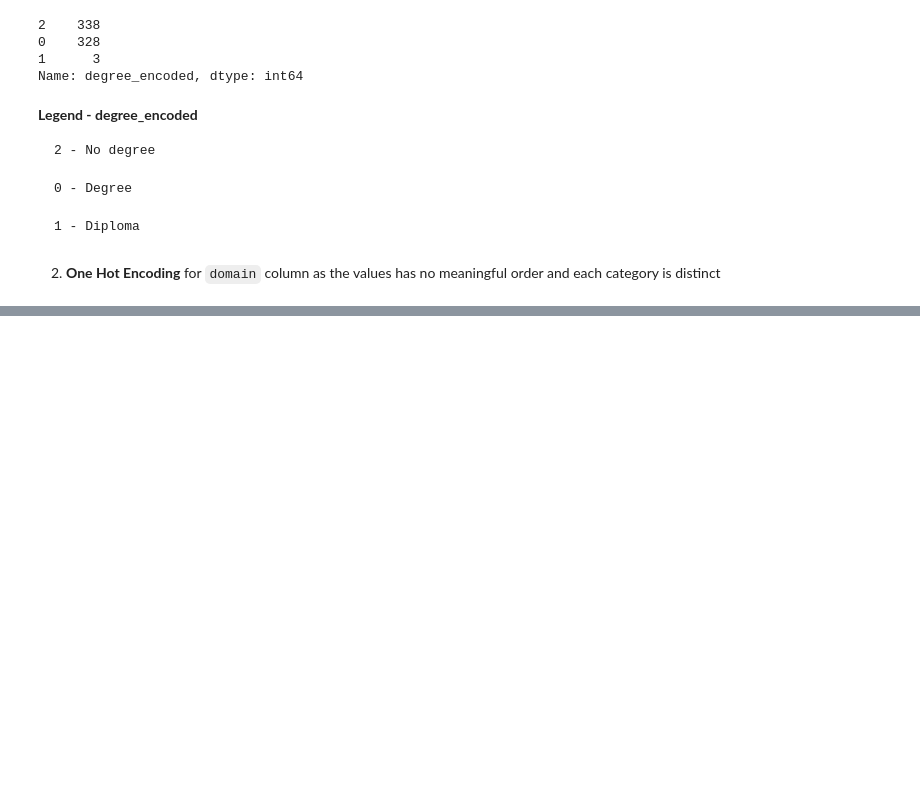
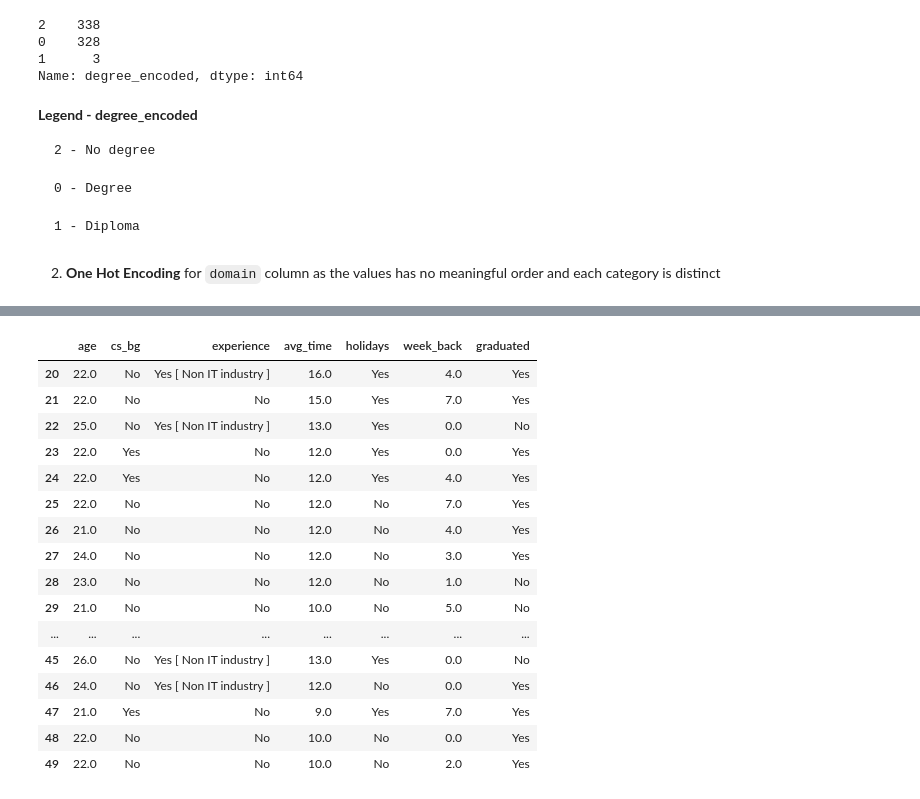
Before and after one commit to mubarakmayyeri/worth-machine-learning, a Jupyter notebook: 4_preprocessing/1_preprocessing_combined.ipynb, the cells around one changed output, grey strips where cells are left out. Saved outputs shown, nothing was run; the diff lists cells and outputs as text; code cells hidden in the pictures; blank space fills up the shorter version.

```diff
--- a/4_preprocessing/1_preprocessing_combined.ipynb
+++ b/4_preprocessing/1_preprocessing_combined.ipynb
@@ -175,0 +310,20 @@ Index(['designation', 'age', 'cs_bg', 'experience', 'avg_time', 'holidays',
+# %%
+pre_data.iloc[20:50, :7]
+# %% [output]
+|  | age | cs_bg | experience | avg_time | holidays | week_back | graduated |
+| 20 | 22.0 | No | Yes [ Non IT industry ] | 16.0 | Yes | 4.0 | Yes |
+| 21 | 22.0 | No | No | 15.0 | Yes | 7.0 | Yes |
+| 22 | 25.0 | No | Yes [ Non IT industry ] | 13.0 | Yes | 0.0 | No |
+| 23 | 22.0 | Yes | No | 12.0 | Yes | 0.0 | Yes |
+| 24 | 22.0 | Yes | No | 12.0 | Yes | 4.0 | Yes |
+| 25 | 22.0 | No | No | 12.0 | No | 7.0 | Yes |
+| 26 | 21.0 | No | No | 12.0 | No | 4.0 | Yes |
+| 27 | 24.0 | No | No | 12.0 | No | 3.0 | Yes |
+| 28 | 23.0 | No | No | 12.0 | No | 1.0 | No |
+| 29 | 21.0 | No | No | 10.0 | No | 5.0 | No |
+| ... | ... | ... | ... | ... | ... | ... | ... |
+| 45 | 26.0 | No | Yes [ Non IT industry ] | 13.0 | Yes | 0.0 | No |
+| 46 | 24.0 | No | Yes [ Non IT industry ] | 12.0 | No | 0.0 | Yes |
+| 47 | 21.0 | Yes | No | 9.0 | Yes | 7.0 | Yes |
+| 48 | 22.0 | No | No | 10.0 | No | 0.0 | Yes |
+| 49 | 22.0 | No | No | 10.0 | No | 2.0 | Yes |
```
Also changed, not shown: parts of 24 cells of this notebook, 1 other file.
